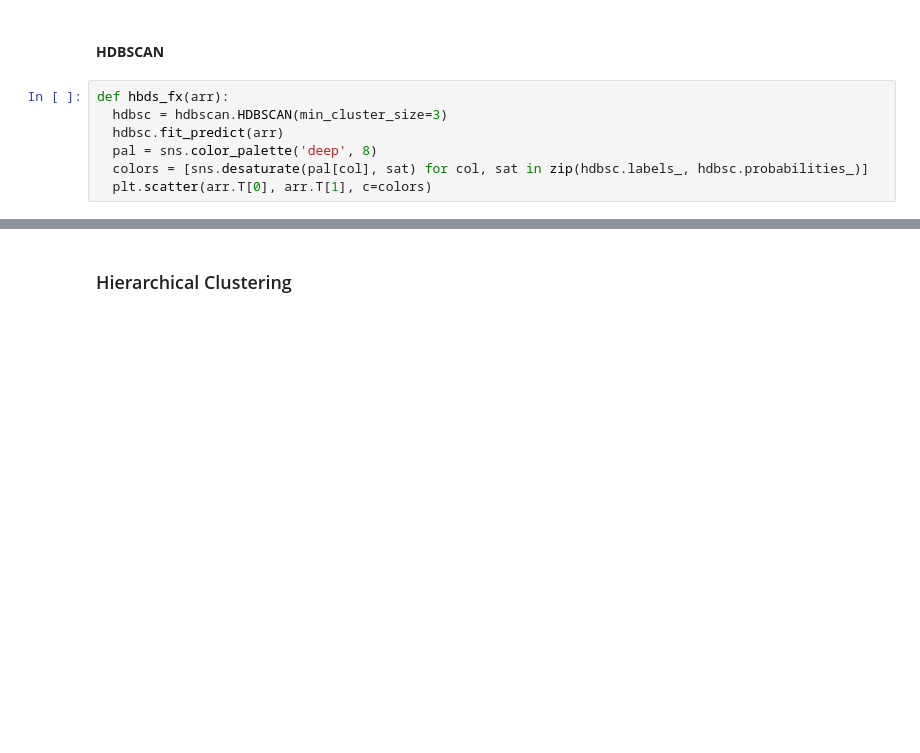
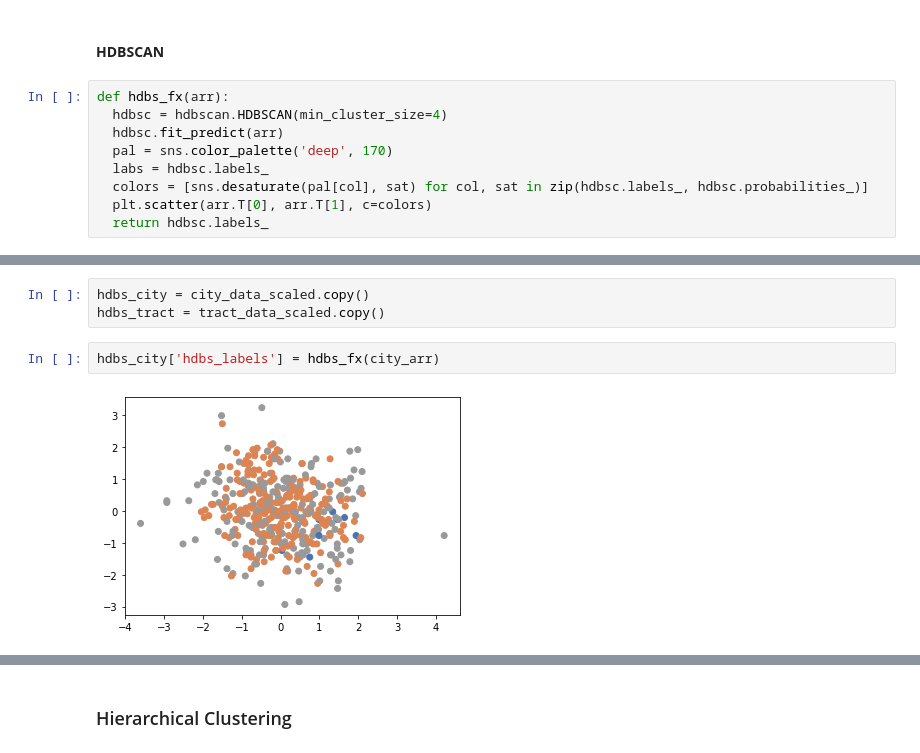
Before and after one commit to lilfetz22/Health_Scores_CAP2, a Jupyter notebook: scripts/Health_Scores_ML.ipynb, the cells around one changed output, grey strips where cells are left out. Drawn from its saved outputs; the diff is of its cells as text; blank space fills up the shorter version.

```diff
--- a/scripts/Health_Scores_ML.ipynb
+++ b/scripts/Health_Scores_ML.ipynb
@@ -210,9 +216,11 @@ optics_fx(tract_arr)
 # %% [markdown]
 #### **HDBSCAN**
 # %%
-def hbds_fx(arr):
-  hdbsc = hdbscan.HDBSCAN(min_cluster_size=3)
+def hdbs_fx(arr):
+  hdbsc = hdbscan.HDBSCAN(min_cluster_size=4)
   hdbsc.fit_predict(arr)
-  pal = sns.color_palette('deep', 8)
+  pal = sns.color_palette('deep', 170)
+  labs = hdbsc.labels_
   colors = [sns.desaturate(pal[col], sat) for col, sat in zip(hdbsc.labels_, hdbsc.probabilities_)]
   plt.scatter(arr.T[0], arr.T[1], c=colors)
+  return hdbsc.labels_
@@ -226,0 +227,7 @@ IndexError: ignored
+# %%
+hdbs_city = city_data_scaled.copy()
+hdbs_tract = tract_data_scaled.copy()
+# %%
+hdbs_city['hdbs_labels'] = hdbs_fx(city_arr)
+# %% [output]
+[figure, added]
```
Also changed, not shown: parts of 85 cells of this notebook.
